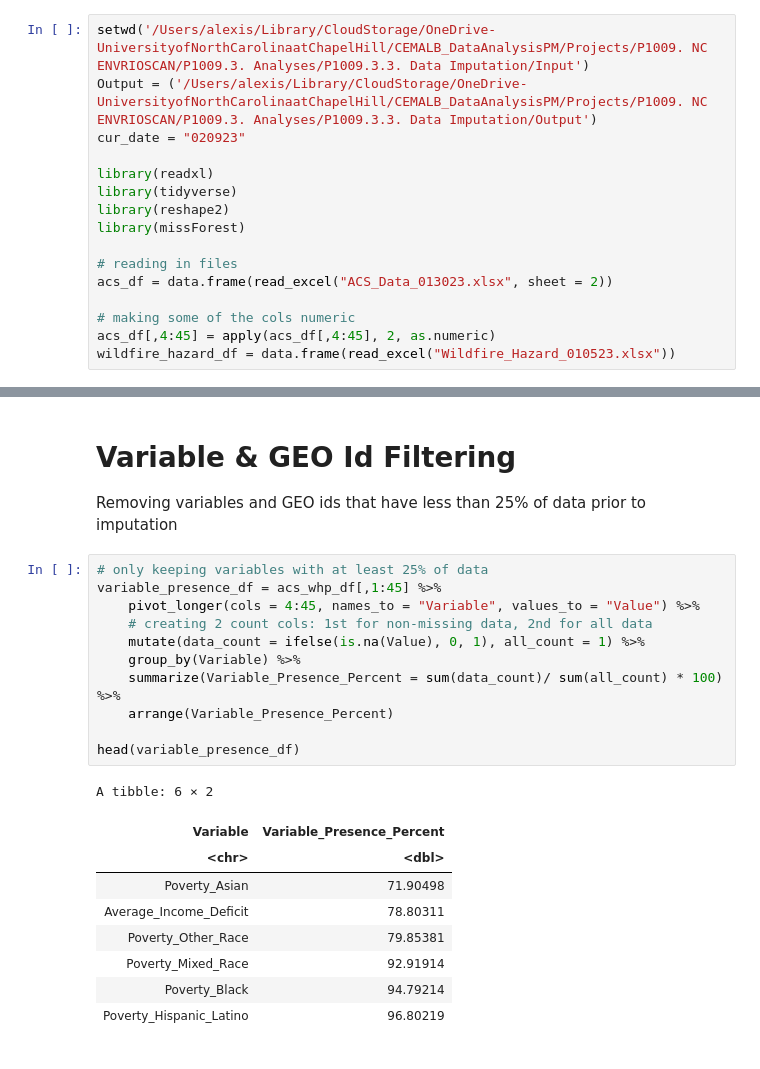
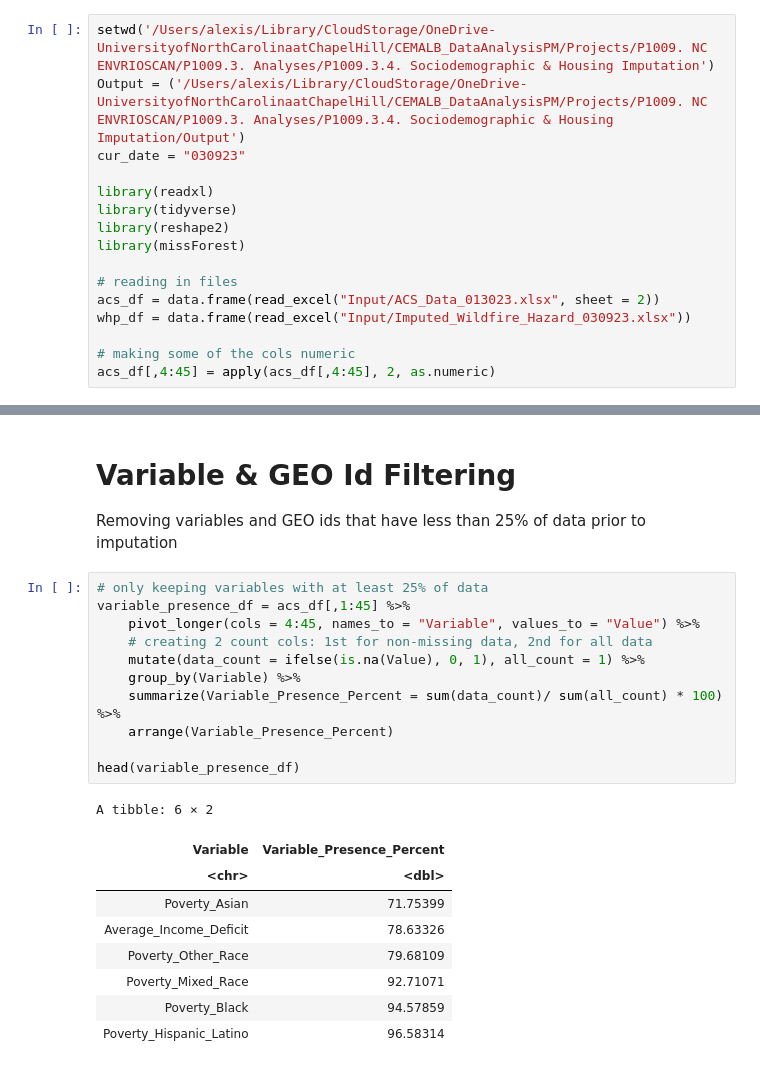
Before and after one commit to UNC-CEMALB/ENVIROSCAN, a Jupyter notebook: 2. Data Imputation/Sociodemographic Imputation.ipynb, the cells around one changed output, grey strips where cells are left out. Cells and saved outputs as stored; diff of their text form.

```diff
--- a/2. Data Imputation/Sociodemographic Imputation.ipynb
+++ b/2. Data Imputation/Sociodemographic Imputation.ipynb
@@ -1,7 +1,7 @@
 # %%
-setwd('/Users/alexis/Library/CloudStorage/OneDrive-UniversityofNorthCarolinaatChapelHill/CEMALB_DataAnalysisPM/Projects/P1009. NC ENVRIOSCAN/P1009.3. Analyses/P1009.3.3. Data Imputation/Input')
-Output = ('/Users/alexis/Library/CloudStorage/OneDrive-UniversityofNorthCarolinaatChapelHill/CEMALB_DataAnalysisPM/Projects/P1009. NC ENVRIOSCAN/P1009.3. Analyses/P1009.3.3. Data Imputation/Output')
-cur_date = "020923"
+setwd('/Users/alexis/Library/CloudStorage/OneDrive-UniversityofNorthCarolinaatChapelHill/CEMALB_DataAnalysisPM/Projects/P1009. NC ENVRIOSCAN/P1009.3. Analyses/P1009.3.4. Sociodemographic & Housing Imputation')
+Output = ('/Users/alexis/Library/CloudStorage/OneDrive-UniversityofNorthCarolinaatChapelHill/CEMALB_DataAnalysisPM/Projects/P1009. NC ENVRIOSCAN/P1009.3. Analyses/P1009.3.4. Sociodemographic & Housing Imputation/Output')
+cur_date = "030923"
 
 library(readxl)
 library(tidyverse)
@@ -9,11 +9,11 @@ library(reshape2)
 library(missForest)
 
 # reading in files
-acs_df = data.frame(read_excel("ACS_Data_013023.xlsx", sheet = 2))
+acs_df = data.frame(read_excel("Input/ACS_Data_013023.xlsx", sheet = 2))
+whp_df = data.frame(read_excel("Input/Imputed_Wildfire_Hazard_030923.xlsx"))
 
 # making some of the cols numeric
 acs_df[,4:45] = apply(acs_df[,4:45], 2, as.numeric)
-wildfire_hazard_df = data.frame(read_excel("Wildfire_Hazard_010523.xlsx"))
 # %% [output]
 ── Attaching packages ─────────────────────────────────────── tidyverse 1.3.2 ──
 ✔ ggplot2 3.4.0      ✔ purrr   0.3.4
@@ -115,24 +67,24 @@ A data.frame: 6 × 49
 Removing variables and GEO ids that have less than 25% of data prior to imputation
 # %%
 # only keeping variables with at least 25% of data
-variable_presence_df = acs_whp_df[,1:45] %>%
+variable_presence_df = acs_df[,1:45] %>%
     pivot_longer(cols = 4:45, names_to = "Variable", values_to = "Value") %>%
     # creating 2 count cols: 1st for non-missing data, 2nd for all data
     mutate(data_count = ifelse(is.na(Value), 0, 1), all_count = 1) %>%
     group_by(Variable) %>%
     summarize(Variable_Presence_Percent = sum(data_count)/ sum(all_count) * 100) %>%
     arrange(Variable_Presence_Percent)
 
 head(variable_presence_df)
 # %% [output]
 A tibble: 6 × 2
 | Variable | Variable_Presence_Percent |
 | <chr> | <dbl> |
-| Poverty_Asian | 71.90498 |
-| Average_Income_Deficit | 78.80311 |
-| Poverty_Other_Race | 79.85381 |
-| Poverty_Mixed_Race | 92.91914 |
-| Poverty_Black | 94.79214 |
-| Poverty_Hispanic_Latino | 96.80219 |
+| Poverty_Asian | 71.75399 |
+| Average_Income_Deficit | 78.63326 |
+| Poverty_Other_Race | 79.68109 |
+| Poverty_Mixed_Race | 92.71071 |
+| Poverty_Black | 94.57859 |
+| Poverty_Hispanic_Latino | 96.58314 |
 # %%
 # geo id percentages
```
Also changed, not shown: parts of 13 cells of this notebook, 2 other files.
